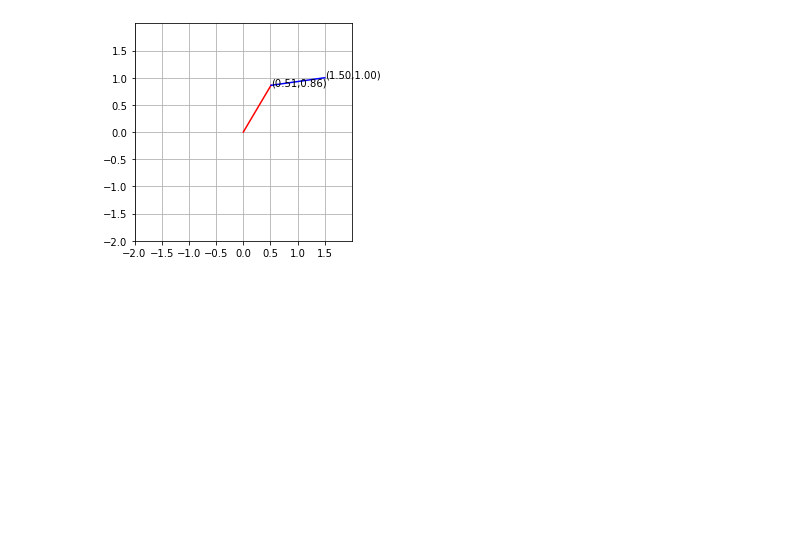
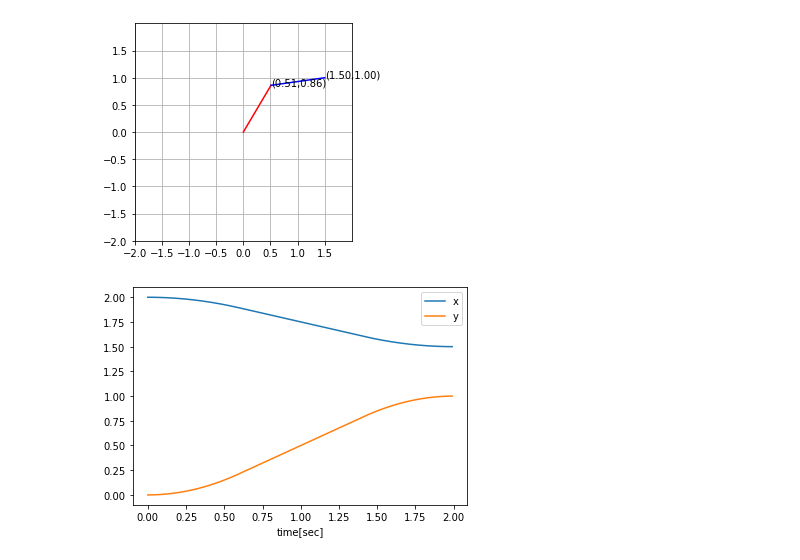
Before and after one commit to dongilc/intelligent_robotics, a Jupyter notebook: Intelligent Robotics Python Library_Example 5_Numerical_IK.ipynb, the cells around one changed output. Drawn from its saved outputs; the diff is of its cells as text; code cells hidden in the pictures; blank space fills up the shorter version.

```diff
--- a/Intelligent Robotics Python Library_Example 5_Numerical_IK.ipynb
+++ b/Intelligent Robotics Python Library_Example 5_Numerical_IK.ipynb
@@ -224,0 +323,12 @@ Plot_2Link_Robot_by_Angle(1,1,theta[0],theta[1])
+# %%
+# Cartesian 좌표계 상에서의 trajectory 값을 찾아보자.
+# 가속도는 1.5 m/s2, 시간은 2초일때
+time, traj = Trapezoidal_Traj_Gen_Given_Amax_and_T(1.2, 2, 0.01)
+x_traj = Path_Gen(2,list(param.values())[2],traj[:,0])
+y_traj = Path_Gen(0,list(param.values())[3],traj[:,0])
+plt.plot(time, x_traj, time, y_traj)
+plt.legend(['x','y'])
+plt.xlabel('time[sec]')
+plt.show()
+# %% [output]
+[figure, added]
```
Also changed, not shown: parts of 19 cells of this notebook, 2 other files.
